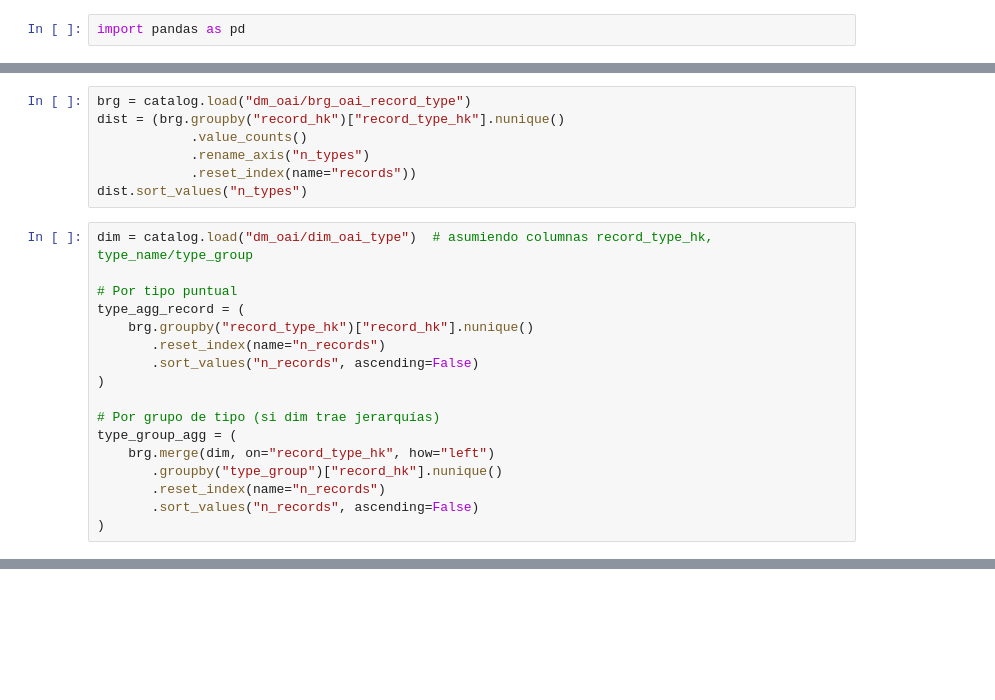
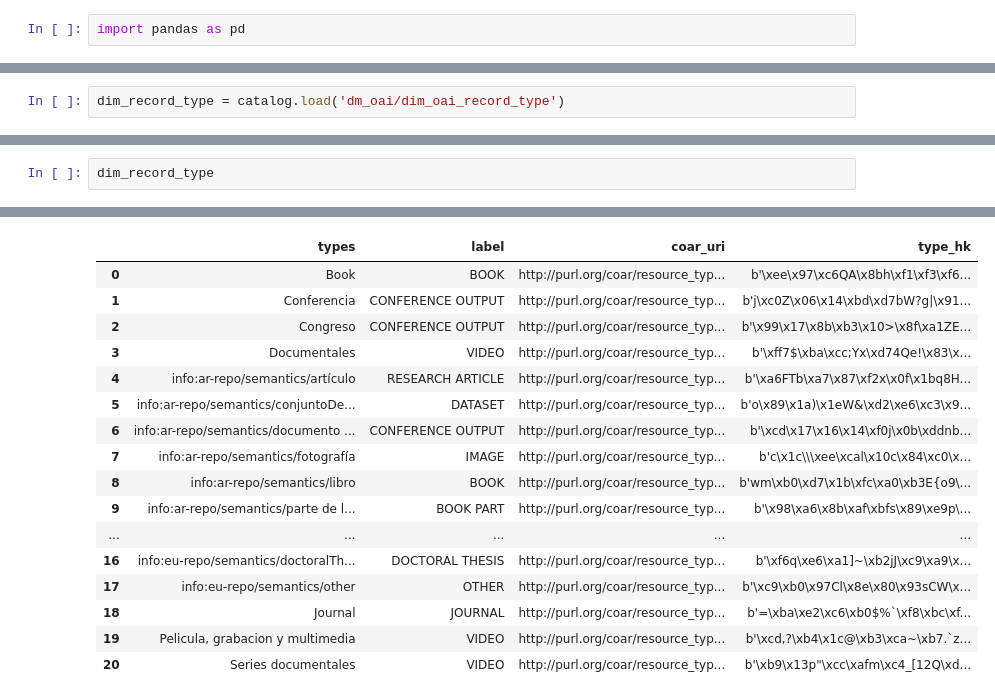
Before and after one commit to PabloDeAlbu/kedro-scholar, a Jupyter notebook: notebooks/marts/conicet/oai/fct_oai_record_publication.ipynb, the cells around one changed output, grey strips where cells are left out. Cells and saved outputs as stored; diff of their text form; blank space fills up the shorter version.

```diff
--- a/notebooks/marts/conicet/oai/fct_oai_record_publication.ipynb
+++ b/notebooks/marts/conicet/oai/fct_oai_record_publication.ipynb
@@ -116,24 +53,0 @@ fct_enriched.head()
-# %%
-brg = catalog.load("dm_oai/brg_oai_record_type")
-dist = (brg.groupby("record_hk")["record_type_hk"].nunique()
-            .value_counts()
-            .rename_axis("n_types")
-            .reset_index(name="records"))
-dist.sort_values("n_types")
-# %%
-dim = catalog.load("dm_oai/dim_oai_type")  # asumiendo columnas record_type_hk, type_name/type_group
-
-# Por tipo puntual
-type_agg_record = (
-    brg.groupby("record_type_hk")["record_hk"].nunique()
-       .reset_index(name="n_records")
-       .sort_values("n_records", ascending=False)
-)
-
-# Por grupo de tipo (si dim trae jerarquías)
-type_group_agg = (
-    brg.merge(dim, on="record_type_hk", how="left")
-       .groupby("type_group")["record_hk"].nunique()
-       .reset_index(name="n_records")
-       .sort_values("n_records", ascending=False)
-)
@@ -139,0 +104,2 @@ type_group_agg = (
+# %%
+dim_record_type = catalog.load('dm_oai/dim_oai_record_type')
@@ -139,0 +108,3 @@ type_group_agg = (
+# %%
+dim_record_type
+# %% [output]
@@ -139,0 +112,17 @@ type_group_agg = (
+|  | types | label | coar_uri | type_hk |
+| 0 | Book | BOOK | http://purl.org/coar/resource_typ... | b'\xee\x97\xc6QA\x8bh\xf1\xf3\xf6... |
+| 1 | Conferencia | CONFERENCE OUTPUT | http://purl.org/coar/resource_typ... | b'j\xc0Z\x06\x14\xbd\xd7bW?g|\x91... |
+| 2 | Congreso | CONFERENCE OUTPUT | http://purl.org/coar/resource_typ... | b'\x99\x17\x8b\xb3\x10>\x8f\xa1ZE... |
+| 3 | Documentales | VIDEO | http://purl.org/coar/resource_typ... | b'\xff7$\xba\xcc;Yx\xd74Qe!\x83\x... |
+| 4 | info:ar-repo/semantics/artículo | RESEARCH ARTICLE | http://purl.org/coar/resource_typ... | b'\xa6FTb\xa7\x87\xf2x\x0f\x1bq8H... |
+| 5 | info:ar-repo/semantics/conjuntoDe... | DATASET | http://purl.org/coar/resource_typ... | b'o\x89\x1a)\x1eW&\xd2\xe6\xc3\x9... |
+| 6 | info:ar-repo/semantics/documento ... | CONFERENCE OUTPUT | http://purl.org/coar/resource_typ... | b'\xcd\x17\x16\x14\xf0j\x0b\xddnb... |
+| 7 | info:ar-repo/semantics/fotografía | IMAGE | http://purl.org/coar/resource_typ... | b'c\x1c\\\xee\xcal\x10c\x84\xc0\x... |
+| 8 | info:ar-repo/semantics/libro | BOOK | http://purl.org/coar/resource_typ... | b'wm\xb0\xd7\x1b\xfc\xa0\xb3E{o9\... |
+| 9 | info:ar-repo/semantics/parte de l... | BOOK PART | http://purl.org/coar/resource_typ... | b'\x98\xa6\x8b\xaf\xbfs\x89\xe9p\... |
+| ... | ... | ... | ... | ... |
+| 16 | info:eu-repo/semantics/doctoralTh... | DOCTORAL THESIS | http://purl.org/coar/resource_typ... | b'\xf6q\xe6\xa1]~\xb2jJ\xc9\xa9\x... |
+| 17 | info:eu-repo/semantics/other | OTHER | http://purl.org/coar/resource_typ... | b'\xc9\xb0\x97Cl\x8e\x80\x93sCW\x... |
+| 18 | Journal | JOURNAL | http://purl.org/coar/resource_typ... | b'=\xba\xe2\xc6\xb0$%`\xf8\xbc\xf... |
+| 19 | Pelicula, grabacion y multimedia | VIDEO | http://purl.org/coar/resource_typ... | b'\xcd,?\xb4\x1c@\xb3\xca~\xb7.`z... |
+| 20 | Series documentales | VIDEO | http://purl.org/coar/resource_typ... | b'\xb9\x13p"\xcc\xafm\xc4_[12Q\xd... |
```
Also changed, not shown: parts of 22 cells of this notebook.
